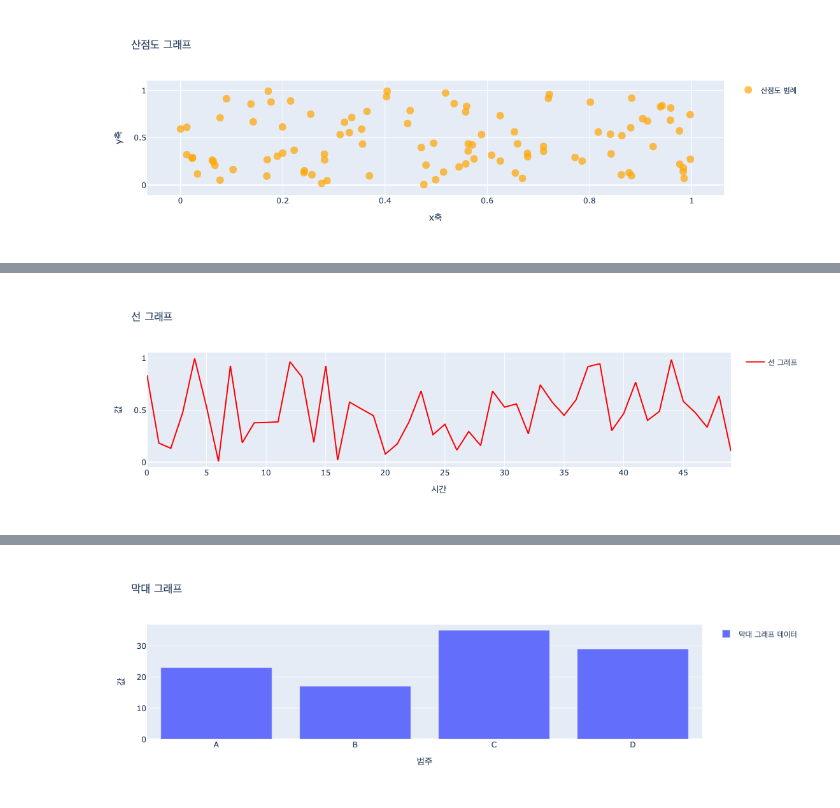
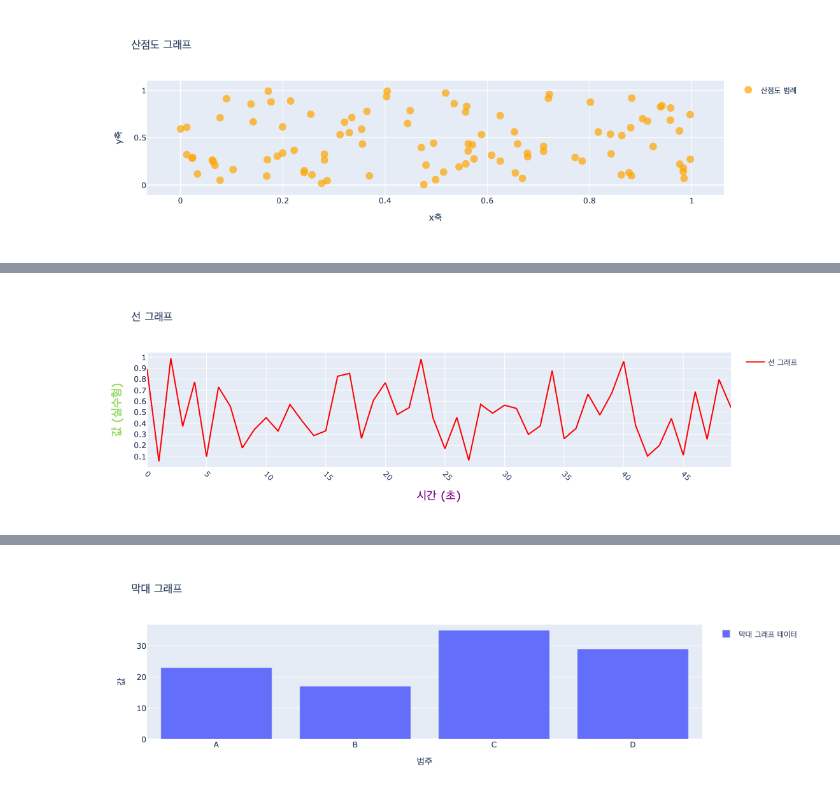
Before and after one commit to mygracep/DJ-mkt-260115, a Jupyter notebook: Pandas/pandas_15_260402.ipynb, the cells around one changed output, grey strips where cells are left out. Drawn from its saved outputs; the diff is of its cells as text; code cells hidden in the pictures.

```diff
--- a/Pandas/pandas_15_260402.ipynb
+++ b/Pandas/pandas_15_260402.ipynb
@@ -77,29 +222,51 @@ fig.show()
 # %%
 import plotly.graph_objects as go
 import numpy as np
 
 x_data = np.arange(50) # 0부터 n-1까지 n개의 정수를 생성한다
 y_data = np.random.rand(50) # 0~1 사이의 실수형태의 값을 난수로 50개 생성
 
 fig = go.Figure()
 
 fig.add_trace(
     go.Scatter(
         x=x_data,
         y=y_data,
         mode="lines",
         line=dict(color="#f00", width=2),
         name="선 그래프",
         showlegend=True
     )
 )
 
 fig.update_layout(
     title="선 그래프",
     xaxis_title="시간",
     yaxis_title="값"
 )
 
+fig.update_xaxes(
+    title_text="시간 (초)",
+    title_font={
+        "size": 18,
+        "color": "purple"
+    },
+    tickangle=45,
+    dtick=5
+)
+
+fig.update_yaxes(
+    title_text="값 (실수형)",
+    title_font={
+        "size": 18,
+        "color": "#8FD95B"
+    },
+    tickfont={
+        "size": 12
+    },
+    dtick=0.1
+)
+
 fig.show()
 # %% [output]
-[figure, old version]
+[figure, new version]
```
Also changed, not shown: parts of 9 cells of this notebook, 20 other files.
